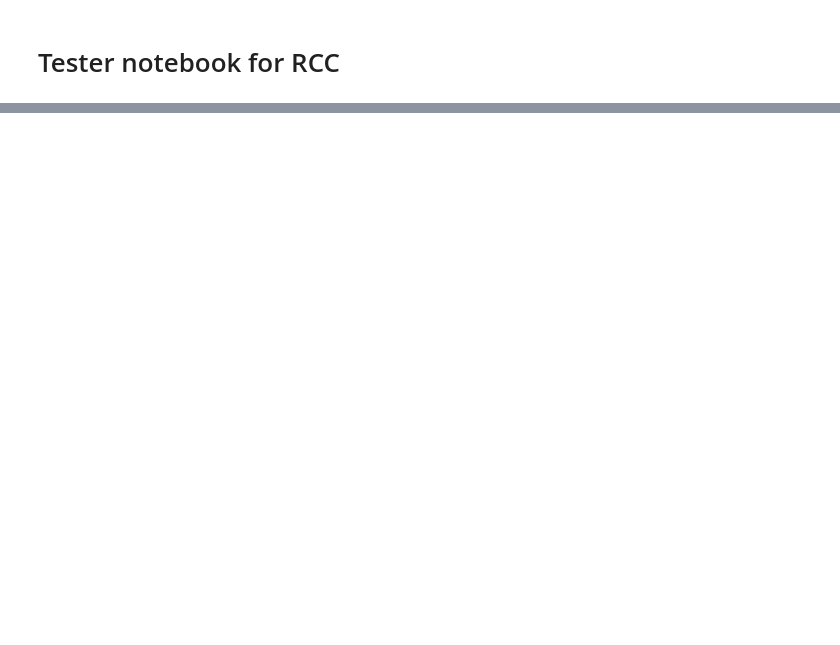
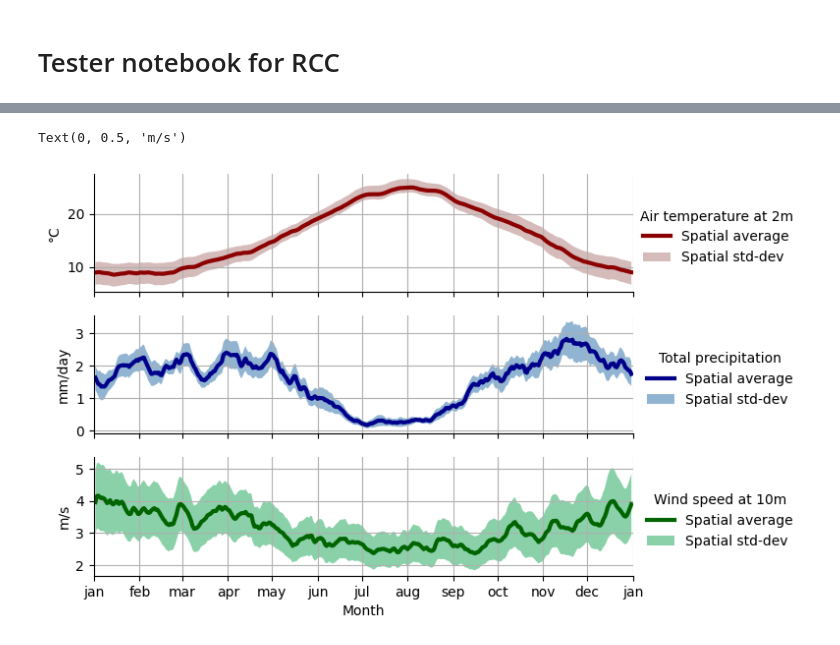
Before and after one commit to jacopograssi97/Radially_constrained_clustering, a Jupyter notebook: tester.ipynb, the cells around one changed output, grey strips where cells are left out. Saved outputs shown, nothing was run; the diff lists cells and outputs as text; code cells hidden in the pictures; blank space fills up the shorter version.

```diff
--- a/tester.ipynb
+++ b/tester.ipynb
@@ -13,7 +69,48 @@ dataset_tp = xr.open_mfdataset(rf'{data_path}/total_precipitation/*.nc').rolling
 # %%
-dataset_t2m = dataset_t2m.sel(latitude=slice(46, 45), longitude=slice(11, 12))
-dataset_t2m = dataset_t2m.groupby('time.dayofyear').mean()
+dataset_t2m = dataset_t2m_ori.load()
+dataset_t2m = dataset_t2m.groupby('time.dayofyear').mean().t2m - 273.15
 # %%
-dataset_tp = dataset_tp.sel(latitude=slice(46, 45), longitude=slice(11, 12))
-dataset_tp = dataset_tp.groupby('time.dayofyear').mean()
+dataset_tp = dataset_tp_ori.load()
+dataset_tp = dataset_tp.groupby('time.dayofyear').mean().tp * 1000 * 24
+# %%
+dataset_ws = dataset_ws_ori.load()
+dataset_ws = dataset_ws.groupby('time.dayofyear').mean().sfcWind
+# %%
+fig, axs = plt.subplots(3,1, figsize=(3.54*2,3.54*1.5), sharex = True, gridspec_kw = {'wspace':0.5,'hspace':0.2})
+
+dataset_t2m.mean(['latitude', 'longitude']).plot(ax = axs[0], lw = 3, color='darkred', label='Spatial average')
+axs[0].fill_between(dataset_t2m.dayofyear, dataset_t2m.quantile(0.1, ['latitude', 'longitude']),
+                    dataset_t2m.quantile(0.9, ['latitude', 'longitude']), alpha=0.6, facecolor='rosybrown', label='Spatial std-dev')
+
+
+dataset_tp.mean(['latitude', 'longitude']).plot(ax = axs[1], lw = 3, color = 'darkblue', label='Spatial average')
+axs[1].fill_between(dataset_tp.dayofyear, dataset_tp.mean(['latitude', 'longitude']) - dataset_tp.std(['latitude', 'longitude']),
+                    dataset_tp.mean(['latitude', 'longitude']) + dataset_tp.std(['latitude', 'longitude']), alpha=0.6, facecolor='steelblue', label='Spatial std-dev')
+
+dataset_ws.mean(['latitude', 'longitude']).plot(ax = axs[2], lw = 3, color = 'darkgreen', label='Spatial average')
+axs[2].fill_between(dataset_ws.dayofyear, dataset_ws.mean(['latitude', 'longitude']) - dataset_ws.std(['latitude', 'longitude']),
+                    dataset_ws.mean(['latitude', 'longitude']) + dataset_ws.std(['latitude', 'longitude']), alpha=0.6, facecolor='mediumseagreen', label='Spatial std-dev')
+
+for ax, title in zip(axs.ravel(), ['Air temperature at 2m', 'Total precipitation', 'Wind speed at 10m']):
+    ax.grid()
+    ax.spines['top'].set_visible(False)
+    ax.spines['right'].set_visible(False)
+    ax.set_xlim(0,365)
+    ax.set_xticks([0,31,60,91,121,152,182,213,244,274,305,335,366],['jan','feb','mar','apr','may','jun','jul','aug','sep','oct','nov','dec','jan'])
+    ax.legend(ncol=1, loc='upper right', bbox_to_anchor=(1.32, 0.8), title=title, fancybox=True, frameon=False)
+    ax.set_title('')
+
+
+axs[0].set_xlabel('')
+axs[1].set_xlabel('')
+axs[2].set_xlabel('Month')
+
+axs[0].set_ylabel('°C')
+axs[1].set_ylabel('mm/day')
+axs[2].set_ylabel('m/s')
+
+#fig.suptitle('Surface air temperature and total precipitation seasonal cycles')
+# %% [output]
+Text(0, 0.5, 'm/s')
+[figure, added]
 # %%
```
Also changed, not shown: parts of 16 cells of this notebook, 3 other files.
